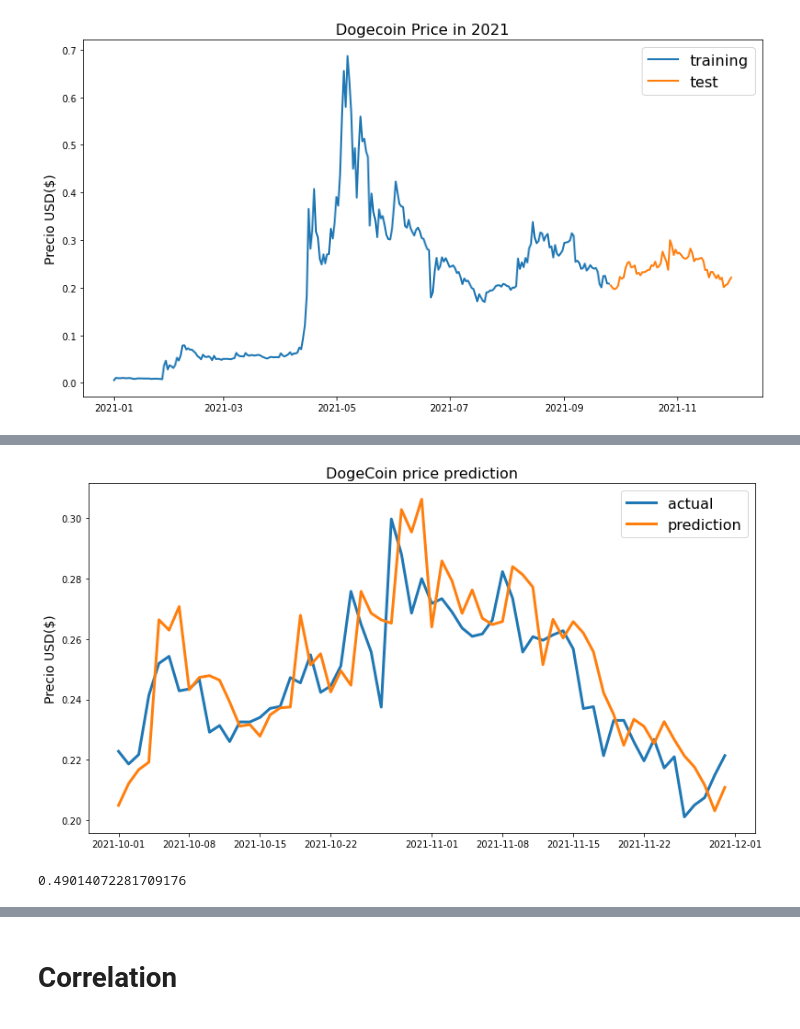
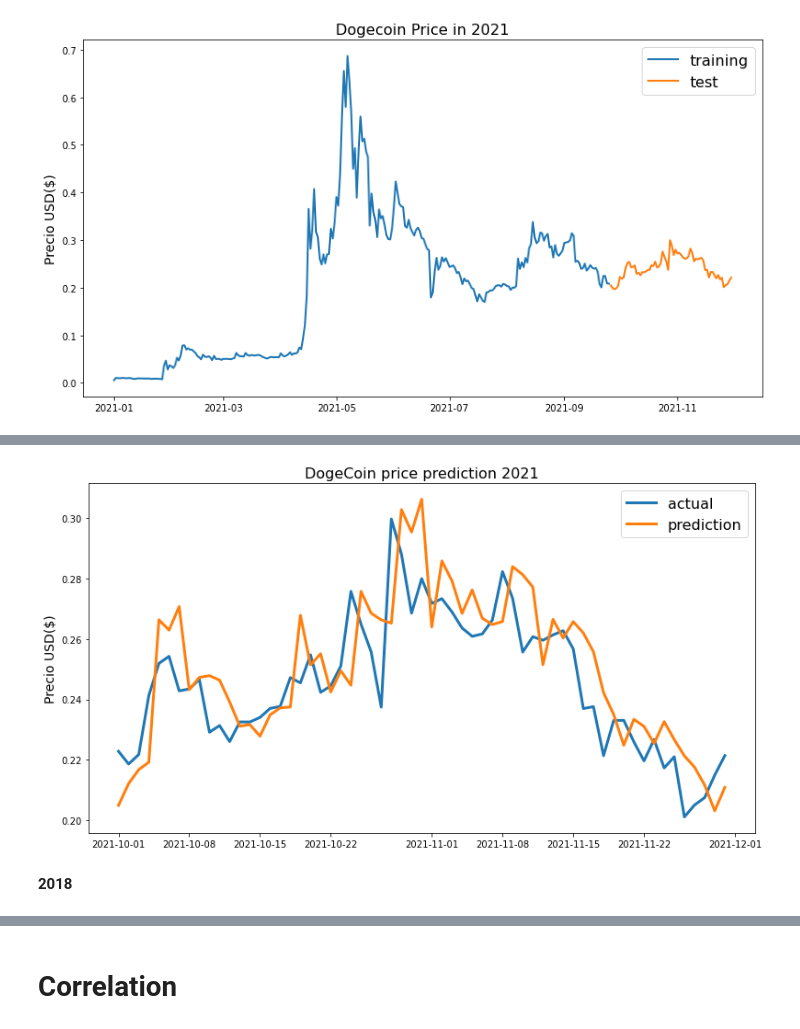
Before and after one commit to cato20/cryptocurrencies-ds, a Jupyter notebook: notebooks/Model_Price_Prediction.ipynb, the cells around one changed output, grey strips where cells are left out. Saved outputs shown, nothing was run; the diff lists cells and outputs as text; code cells hidden in the pictures.

```diff
--- a/notebooks/Model_Price_Prediction.ipynb
+++ b/notebooks/Model_Price_Prediction.ipynb
@@ -180,12 +185,15 @@ def reshape_dataset(train_dataset):
 X_train_2D = reshape_dataset(X_train)
 X_test_2D = reshape_dataset(X_test)
 # %%
-from sklearn import svm
-from sklearn.metrics import mean_absolute_error
+def SVR_Model(X_train_2D,y_train, X_test_2D, y_test):
+    clf = svm.SVR()
+    clf.fit(X_train_2D, y_train)
+    clf_preds = clf.predict(X_test_2D).squeeze()
+    mean_err = mean_absolute_error(clf_preds, y_test)
+    score = clf.score(X_test_2D, y_test)
+    print("Score",score)
+    print("MSE: "+ str(mean_err))
+    return clf_preds
 
-
-clf = svm.SVR()
-clf.fit(X_train_2D, y_train)
-clf_preds = clf.predict(X_test_2D).squeeze()
-mean_absolute_error(clf_preds, y_test)
+clf_preds = SVR_Model(X_train_2D,y_train, X_test_2D, y_test)
 # %% [output]
@@ -193,5 +202,8 @@ mean_absolute_error(clf_preds, y_test)
 # %%
-targets = test['Close'][5:]
-clf_preds = test['Close'].values[:-5] * (clf_preds + 1)
-clf_preds = pd.Series(index=targets.index, data=clf_preds)
-print(targets,clf_preds)
+def getactualNpredictions(test,clf_preds):
+    targets = test['Close'][5:]
+    clf_preds = test['Close'].values[:-5] * (clf_preds + 1)
+    clf_preds = pd.Series(index=targets.index, data=clf_preds)
+    return targets, clf_preds
+
+targets, clf_preds = getactualNpredictions(test, clf_preds)
@@ -330,8 +357,5 @@ train_dogecoin, test_dogecoin, X_train_dogecoin, X_test_dogecoin, y_train_dogeco
 X_train_2D = reshape_dataset(X_train_dogecoin)
 X_test_2D = reshape_dataset(X_test_dogecoin)
 # %%
-svm_dogecoin = svm.SVR()
-svm_dogecoin=svm_dogecoin.fit(X_train_2D, y_train_dogecoin)
-y_predict_dogecoin = svm_dogecoin.predict(X_test_2D).squeeze()
-mean_absolute_error(y_predict_dogecoin, y_test_dogecoin)
+y_predict_dogecoin = SVR_Model(X_train_2D,y_train_dogecoin, X_test_2D, y_test_dogecoin)
 # %% [output]
@@ -339,5 +364,2 @@ mean_absolute_error(y_predict_dogecoin, y_test_dogecoin)
 # %%
-targets = test_dogecoin['Close'][5:]
-y_predict_dogecoin = test_dogecoin['Close'].values[:-5] * (y_predict_dogecoin + 1)
-y_predict_dogecoin = pd.Series(index=targets.index, data=y_predict_dogecoin)
-print(targets,y_predict_dogecoin)
+targets, y_predict_dogecoin = getactualNpredictions(test_dogecoin, y_predict_dogecoin)
@@ -362,9 +366,6 @@ Length: 61, dtype: float64
 # %%
-line_plot(targets, y_predict_dogecoin, 'actual', 'prediction', lw=3,title="DogeCoin price prediction")
+line_plot(targets, y_predict_dogecoin, 'actual', 'prediction', lw=3,title="DogeCoin price prediction 2021")
 # %% [output]
-[figure, old version]
+[figure, new version]
-# %%
-score =svm_dogecoin.score(X_test_2D, y_test_dogecoin)
-print(score)
-# %% [output]
-0.49014072281709176
+# %% [markdown]
+**2018**
```
Also changed, not shown: parts of 41 cells of this notebook.
